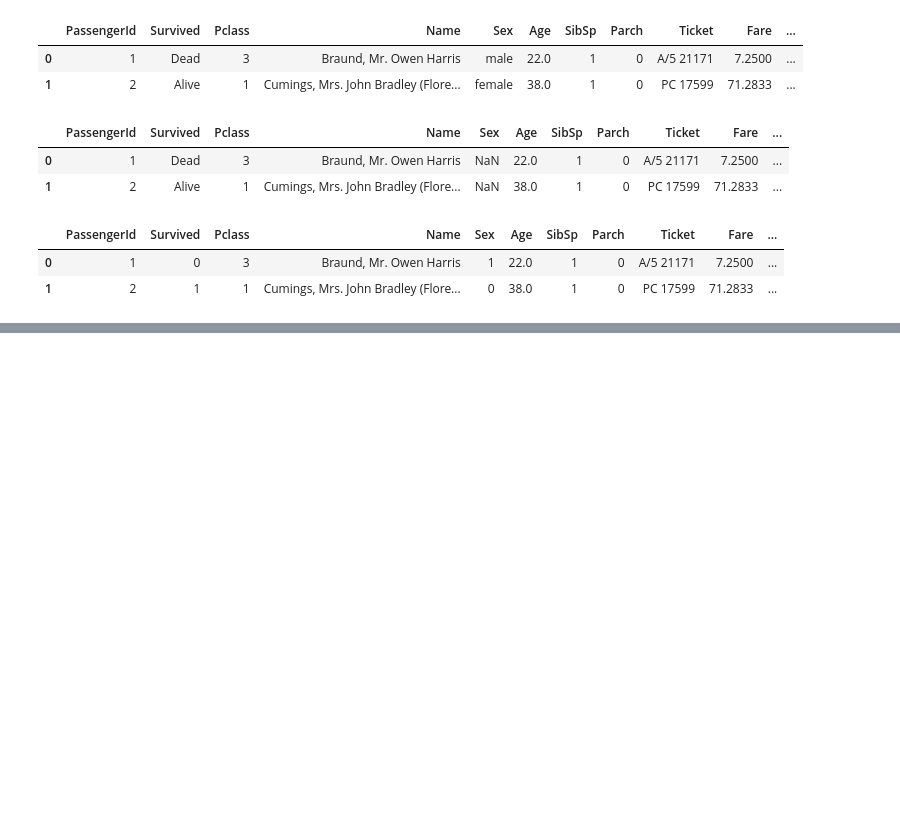
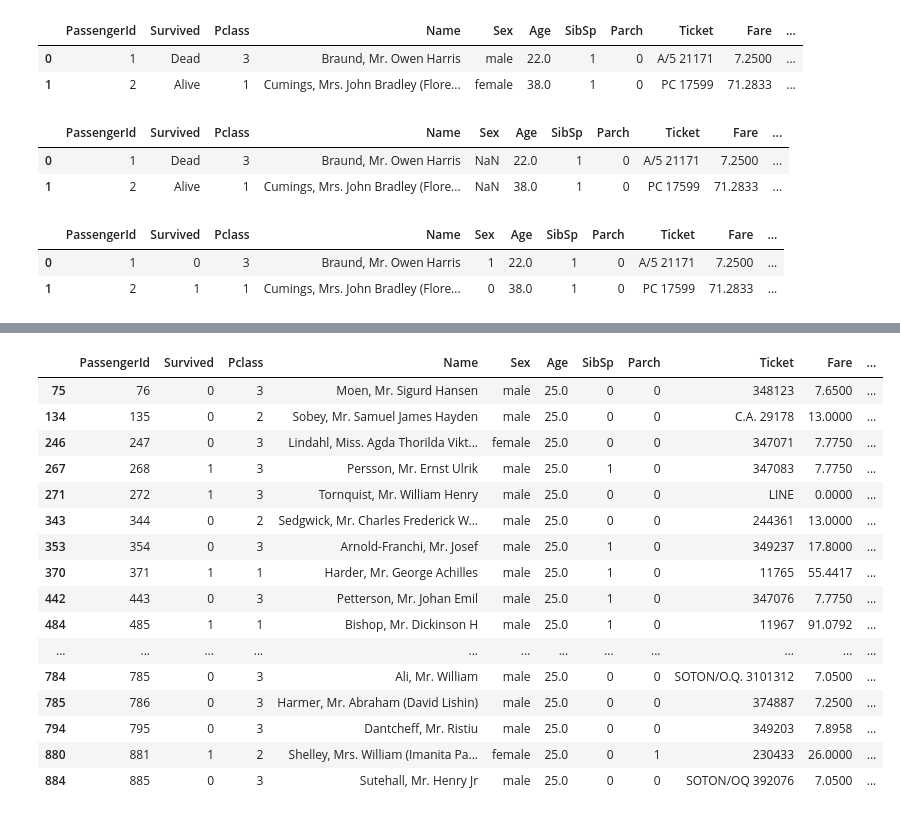
Before and after one commit to arsalanwani/Analytics, a Jupyter notebook: pandas/index.ipynb, the cells around one changed output, grey strips where cells are left out. Saved outputs shown, nothing was run; the diff lists cells and outputs as text; code cells hidden in the pictures; blank space fills up the shorter version.

```diff
--- a/pandas/index.ipynb
+++ b/pandas/index.ipynb
@@ -711,0 +1103,20 @@ df.head(2)
+# %%
+df[df['Age']==25]
+# %% [output]
+|  | PassengerId | Survived | Pclass | Name | Sex | Age | SibSp | Parch | Ticket | Fare | ... |
+| 75 | 76 | 0 | 3 | Moen, Mr. Sigurd Hansen | male | 25.0 | 0 | 0 | 348123 | 7.6500 | ... |
+| 134 | 135 | 0 | 2 | Sobey, Mr. Samuel James Hayden | male | 25.0 | 0 | 0 | C.A. 29178 | 13.0000 | ... |
+| 246 | 247 | 0 | 3 | Lindahl, Miss. Agda Thorilda Vikt... | female | 25.0 | 0 | 0 | 347071 | 7.7750 | ... |
+| 267 | 268 | 1 | 3 | Persson, Mr. Ernst Ulrik | male | 25.0 | 1 | 0 | 347083 | 7.7750 | ... |
+| 271 | 272 | 1 | 3 | Tornquist, Mr. William Henry | male | 25.0 | 0 | 0 | LINE | 0.0000 | ... |
+| 343 | 344 | 0 | 2 | Sedgwick, Mr. Charles Frederick W... | male | 25.0 | 0 | 0 | 244361 | 13.0000 | ... |
+| 353 | 354 | 0 | 3 | Arnold-Franchi, Mr. Josef | male | 25.0 | 1 | 0 | 349237 | 17.8000 | ... |
+| 370 | 371 | 1 | 1 | Harder, Mr. George Achilles | male | 25.0 | 1 | 0 | 11765 | 55.4417 | ... |
+| 442 | 443 | 0 | 3 | Petterson, Mr. Johan Emil | male | 25.0 | 1 | 0 | 347076 | 7.7750 | ... |
+| 484 | 485 | 1 | 1 | Bishop, Mr. Dickinson H | male | 25.0 | 1 | 0 | 11967 | 91.0792 | ... |
+| ... | ... | ... | ... | ... | ... | ... | ... | ... | ... | ... | ... |
+| 784 | 785 | 0 | 3 | Ali, Mr. William | male | 25.0 | 0 | 0 | SOTON/O.Q. 3101312 | 7.0500 | ... |
+| 785 | 786 | 0 | 3 | Harmer, Mr. Abraham (David Lishin) | male | 25.0 | 0 | 0 | 374887 | 7.2500 | ... |
+| 794 | 795 | 0 | 3 | Dantcheff, Mr. Ristiu | male | 25.0 | 0 | 0 | 349203 | 7.8958 | ... |
+| 880 | 881 | 1 | 2 | Shelley, Mrs. William (Imanita Pa... | female | 25.0 | 0 | 1 | 230433 | 26.0000 | ... |
+| 884 | 885 | 0 | 3 | Sutehall, Mr. Henry Jr | male | 25.0 | 0 | 0 | SOTON/OQ 392076 | 7.0500 | ... |
```
Also changed, not shown: parts of 72 cells of this notebook, 2 other files.
